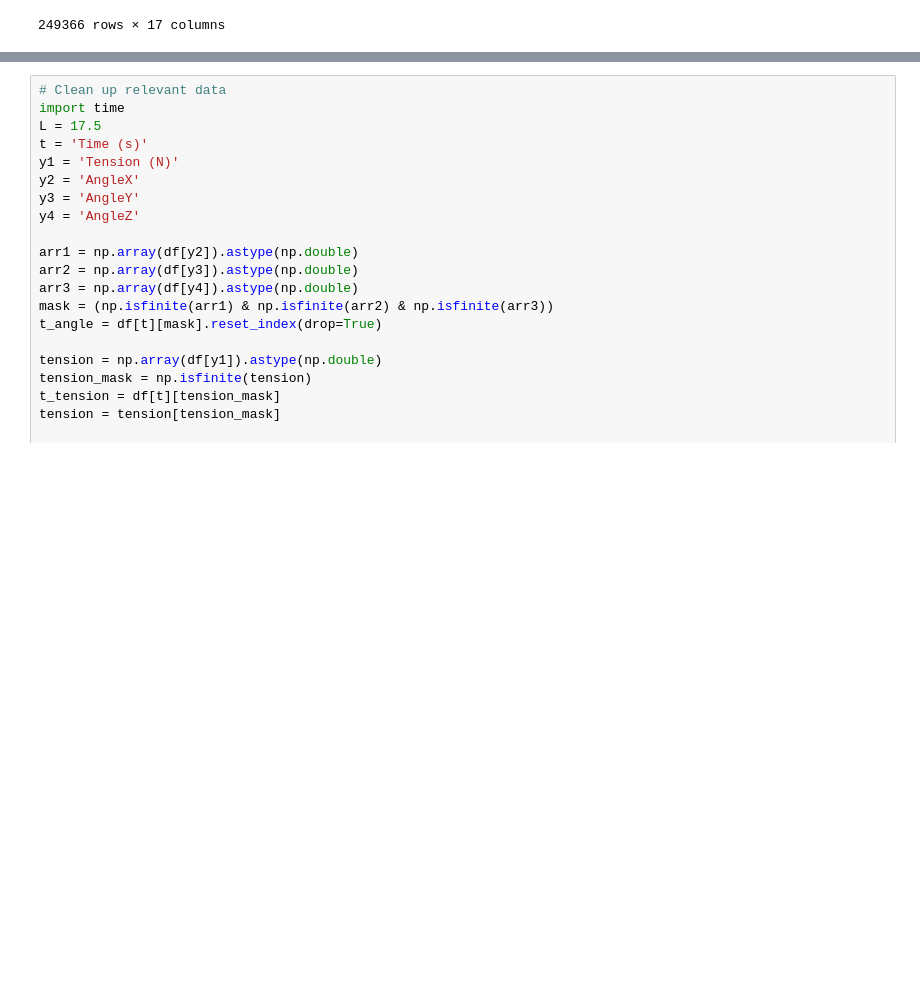
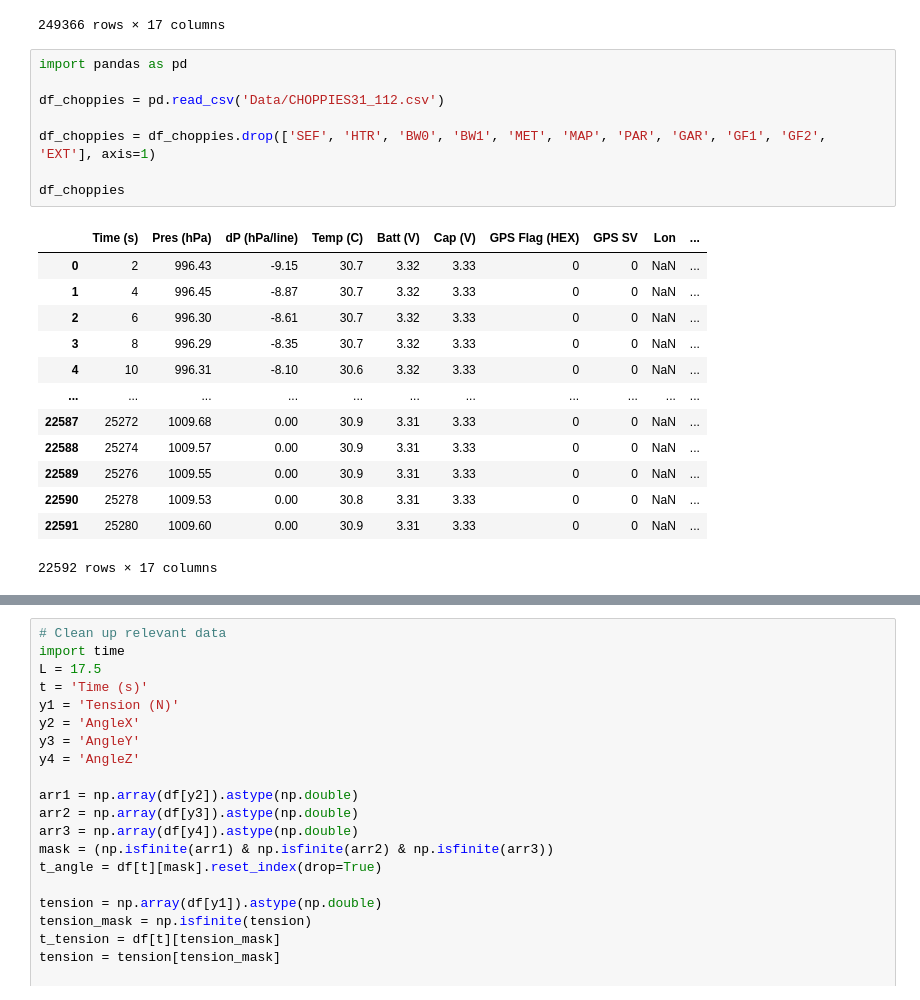
Before and after one commit to UMDBPP/TUFFcode, a Jupyter notebook: Data Analysis/data playground.ipynb, the cells around one changed output, grey strips where cells are left out. Cells and saved outputs as stored; diff of their text form; blank space fills up the shorter version.

```diff
--- a/Data Analysis/data playground.ipynb
+++ b/Data Analysis/data playground.ipynb
@@ -45,3 +45,25 @@ See the caveats in the documentation: https://pandas.pydata.org/pandas-docs/stab
 | 249364 | 577963 | 6225.082924 | 0.06 | 2.03 | 989.1167 | 774.179815 | 353.25 | -23.06 | ... |
 | 249365 | 577964 | 6225.109951 | 0.06 | 2.03 | 989.1167 | 774.179815 | 353.38 | -23.12 | ... |
 249366 rows × 17 columns
+# %%
+import pandas as pd
+
+df_choppies = pd.read_csv('Data/CHOPPIES31_112.csv')
+
+df_choppies = df_choppies.drop(['SEF', 'HTR', 'BW0', 'BW1', 'MET', 'MAP', 'PAR', 'GAR', 'GF1', 'GF2', 'EXT'], axis=1)
+
+df_choppies
+# %% [output]
+|  | Time (s) | Pres (hPa) | dP (hPa/line) | Temp (C) | Batt (V) | Cap (V) | GPS Flag (HEX) | GPS SV | Lon | ... |
+| 0 | 2 | 996.43 | -9.15 | 30.7 | 3.32 | 3.33 | 0 | 0 | NaN | ... |
+| 1 | 4 | 996.45 | -8.87 | 30.7 | 3.32 | 3.33 | 0 | 0 | NaN | ... |
+| 2 | 6 | 996.30 | -8.61 | 30.7 | 3.32 | 3.33 | 0 | 0 | NaN | ... |
+| 3 | 8 | 996.29 | -8.35 | 30.7 | 3.32 | 3.33 | 0 | 0 | NaN | ... |
+| 4 | 10 | 996.31 | -8.10 | 30.6 | 3.32 | 3.33 | 0 | 0 | NaN | ... |
+| ... | ... | ... | ... | ... | ... | ... | ... | ... | ... | ... |
+| 22587 | 25272 | 1009.68 | 0.00 | 30.9 | 3.31 | 3.33 | 0 | 0 | NaN | ... |
+| 22588 | 25274 | 1009.57 | 0.00 | 30.9 | 3.31 | 3.33 | 0 | 0 | NaN | ... |
+| 22589 | 25276 | 1009.55 | 0.00 | 30.9 | 3.31 | 3.33 | 0 | 0 | NaN | ... |
+| 22590 | 25278 | 1009.53 | 0.00 | 30.8 | 3.31 | 3.33 | 0 | 0 | NaN | ... |
+| 22591 | 25280 | 1009.60 | 0.00 | 30.9 | 3.31 | 3.33 | 0 | 0 | NaN | ... |
+22592 rows × 17 columns
```
Also changed, not shown: parts of 5 cells of this notebook.
